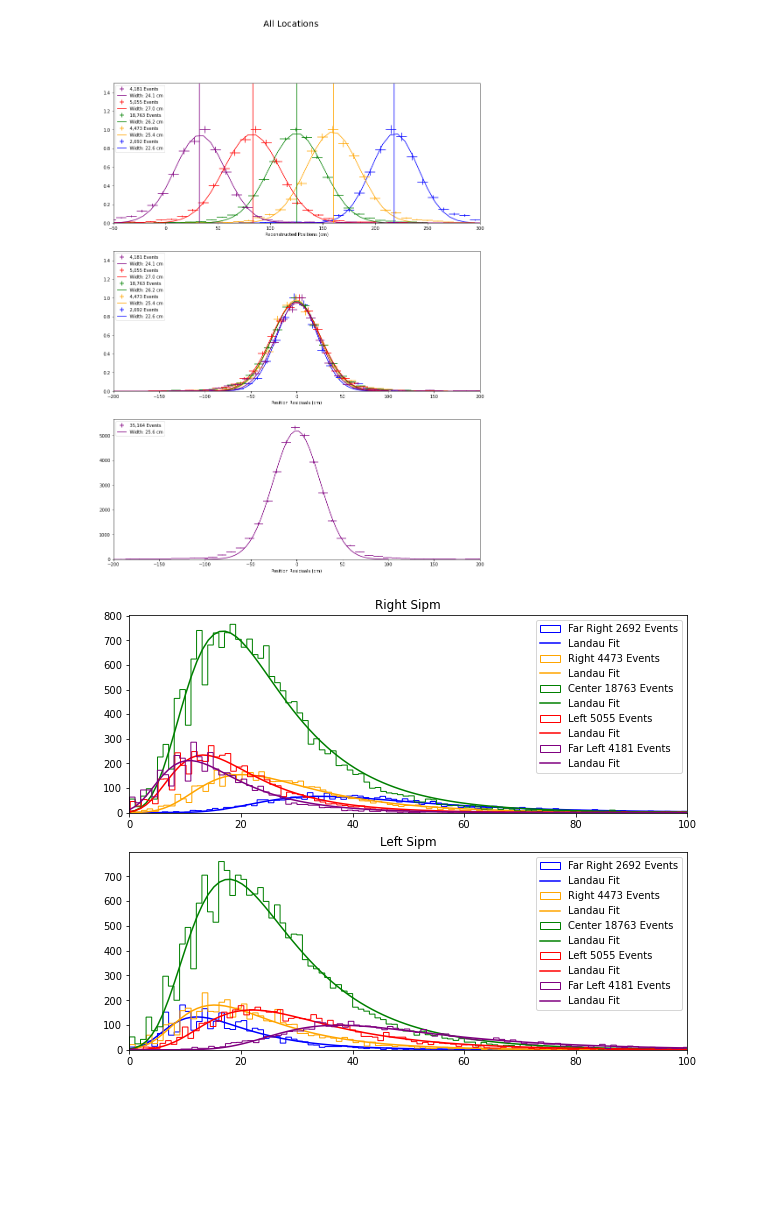
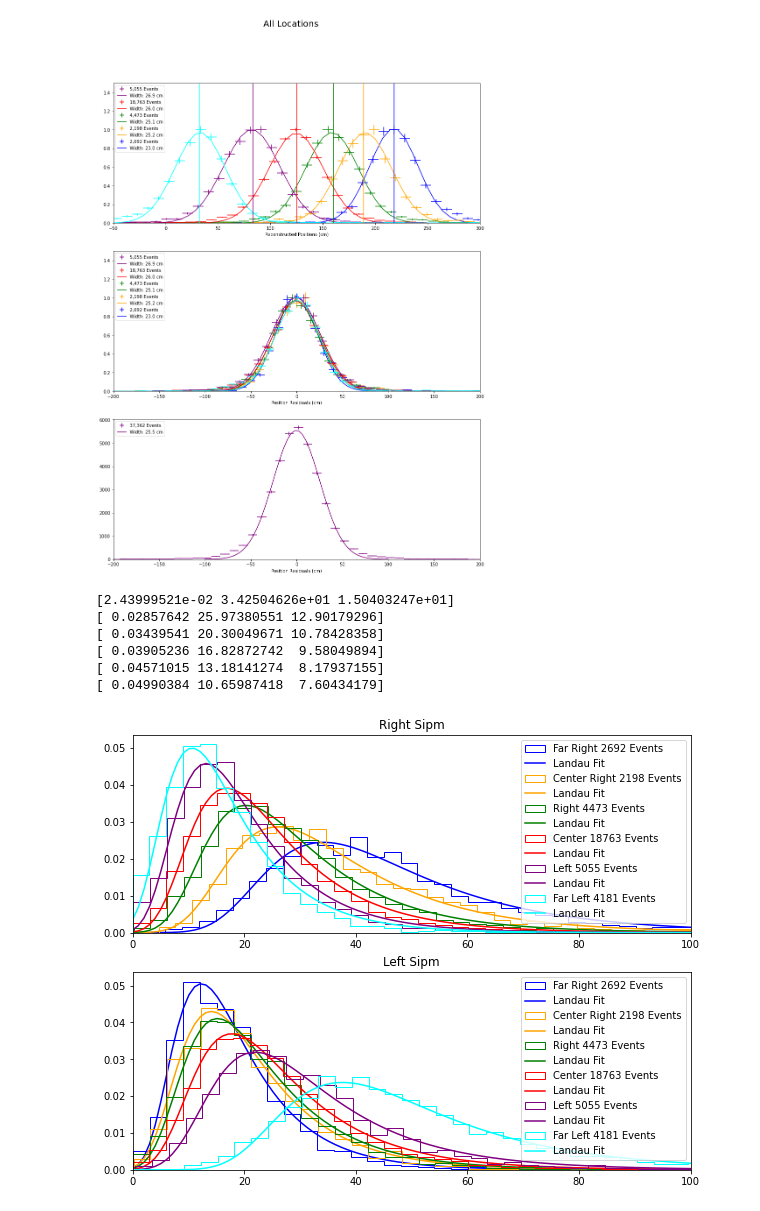
Before and after one commit to peckalec/fcal_project, a Jupyter notebook: SingleBarCosmics.ipynb, the cells around one changed output. Cells and saved outputs as stored; diff of their text form; code cells hidden in the pictures; blank space fills up the shorter version.

```diff
--- a/SingleBarCosmics.ipynb
+++ b/SingleBarCosmics.ipynb
@@ -276,12 +126,10 @@ Fit Average:    -11.00, Fit st.dev.:    2.89
 # %%
-fig,ax = plt.subplots(1,5,figsize=(25,5))
+fig,ax = plt.subplots(1,len(dataframes),figsize=(len(dataframes)*5,5))
 fig.suptitle("Chi Square Vs. Counts", fontsize=20)
-dfframes = [df46cut, df97cut, df139cut, df174cut, df232cut]
-position = ["Far Left", "Left", "Center", "Right", "Far Right"]
-for i in range(len(dfframes)):
-    timecounts,timebins,bars = ax[i].hist(dfframes[i].ch3_chisq,int(np.sqrt(len(dfframes[i].ch3_chisq))),color="b", label=f"{len(dfframes[i].ch3_chisq)} Events",histtype="step",range = (0,6))
-    timecounts,timebins,bars = ax[i].hist(dfframes[i].ch4_chisq,int(np.sqrt(len(dfframes[i].ch4_chisq))),color="r", label=f"{len(dfframes[i].ch4_chisq)} Events",histtype="step",range = (0,6))
+for i in range(len(dataframes)):
+    timecounts,timebins,bars = ax[i].hist(dataframes[i].ch3_chisq,int(np.sqrt(len(dataframes[i].ch3_chisq))),color="b", label=f"Channel 3",histtype="step",range = (0,6))
+    timecounts,timebins,bars = ax[i].hist(dataframes[i].ch4_chisq,int(np.sqrt(len(dataframes[i].ch4_chisq))),color="r", label=f"Channel 4",histtype="step",range = (0,6))
     ax[i].set_xlim(0,6)
-    ax[i].set_title(position[i])
+    ax[i].set_title(positions[i])
     ax[i].legend()
 # %% [output]
@@ -289,12 +137,6 @@ for i in range(len(dfframes)):
 # %%
-dataframes=[df232cut,df174cut,df139cut,df97cut,df46cut]
-colors=["blue","orange","green","red","purple"]
-locations=[232-14,174-14,139-14,97-14,46-14]
-x = []
-err = []
-
-binresolution = 1
-
+time_diff = []
+err_time = []
 fig,ax = plt.subplots(2,1,figsize=(15,10))
 fig.suptitle("All Locations", fontsize=20)
 
@@ -303,7 +145,6 @@ for i in range(len(dataframes)):
     count,binedges,bars=ax[0].hist(dataframes[i].eval("ch3_time_fit-ch4_time_fit"),bincount, label=f"{len(dataframes[i].ch4_time_fit)} Events",color=colors[i],density=True,histtype="step")
     bincenters = binedges[1:]/2+binedges[:-1]/2
     coeff, covar = curve_fit(gaus, bincenters, count)
-    print(coeff)
     ax[0].plot(np.linspace(coeff[1]-20,coeff[1]+20,50),gaus(np.linspace(coeff[1]-20,coeff[1]+20,50),*coeff),label="Gaussian Fit",color=colors[i])
     renorm = 1/max(count)
 
@@ -313,9 +154,9 @@ for i in range(len(dataframes)):
     ax[1].errorbar(bincenters,count*renorm,xerr=0.5*(bincenters[1]-bincenters[0]),yerr = np.sqrt(count)*renorm,color=colors[i],linestyle="",label="Far Right Normalized")
 
     coeff, covar = curve_fit(gaus, bincenters, count)
-    ax[1].plot(np.linspace(coeff[1]-20,coeff[1]+20,50),gaus(np.linspace(coeff[1]-20,coeff[1]+20,50),*coeff)*renorm,label="Gaussian Fit")
-    x.append(coeff[1])
-    err.append(np.sqrt(covar[1][1]))
+    ax[1].plot(np.linspace(coeff[1]-20,coeff[1]+20,50),gaus(np.linspace(coeff[1]-20,coeff[1]+20,50),*coeff)*renorm,label="Gaussian Fit",color=colors[i])
+    time_diff.append(coeff[1])
+    err_time.append(np.sqrt(covar[1][1]))
 
 ax[0].set_xlabel("L-R Time Difference (ns)")
 ax[0].legend()
@@ -397,11 +232,11 @@ rescount,resbins,resbars = ax[2].hist(allresiduals,bincount,visible=False)
 #print("bin resolution",resbins[1]-resbins[0])
 rescenters = resbins[1:]/2+resbins[:-1]/2
 coeff, covar = curve_fit(gaus, rescenters, rescount,p0=(1000,0,25)) #,w=np.sqrt((zerr/z)**2+(err/y)**2)
-myplt, = ax[2].plot(np.linspace(-100,100,50),gaus(np.linspace(-100,100,50),*coeff),label=f"Width: {abs(coeff[2]):.1f} cm",color=colors[i])
+myplt, = ax[2].plot(np.linspace(-100,100,50),gaus(np.linspace(-100,100,50),*coeff),label=f"Width: {abs(coeff[2]):.1f} cm",color='purple')
 myerr = ax[2].errorbar(rescenters,rescount,
                xerr = 0.5*(rescenters[1]-rescenters[0]),yerr = np.sqrt(rescount),
-               color = colors[i],linestyle="", label=f"{len(allresiduals):,} Events")
-for i in range(5):
+               color = 'purple',linestyle="", label=f"{len(allresiduals):,} Events")
+for i in range(len(dataframes)):
     ax[0].vlines(locations[i],0,10,color = colors[i])
 ax[0].set_xlim(-50,300)
 ax[0].set_ylim(0,1.5)
@@ -416,43 +251,47 @@ ax[2].set_xlabel("Position Residuals (cm)")
 ax[2].legend(handles=[myerr,myplt],loc='upper left')
 plt.show()
 # %% [output]
-[figure, old version]
+[figure, new version]
 # %%
 fig,ax = plt.subplots(2,1,figsize=(10,8))
-binresolution = 1
-channels = ['ch4_P2P_fit','ch3_P2P_fit']
-positions = ["Far Right", "Right", "Center", "Left", "Far Left"]
+binresolution = 3
 amplitude_R = np.array([])
 err_R = np.array([])
 amplitude_L = np.array([])
 err_L = np.array([])
 
 
 for dataframe,color,position in zip(dataframes,colors,positions):
-
     bincount = int(np.floor( (max(dataframe.ch4_P2P_fit)-min(dataframe.ch4_P2P_fit))/binresolution ))
-    count,binedges,bars=ax[0].hist(dataframe.ch4_P2P_fit,bincount, label=f"{position} {len(dataframe.ch4_P2P_fit)} Events",color=color,visible=True,histtype="step")
+    count,binedges,bars=ax[0].hist(dataframe.ch4_P2P_fit,bincount, label=f"{position} {len(dataframe.ch4_P2P_fit)} Events",color=color,visible=True,histtype="step",density = True) #
     bincenters = binedges[1:]/2+binedges[:-1]/2
-    coeff, covar = curve_fit(Landau, bincenters, count)
+    coeff, covar = curve_fit(Landau, bincenters, count,p0=(0.03,20,10))
+    print(coeff)
     ax[0].plot(np.linspace(0,100,100),Landau(np.linspace(0,100,100),*coeff), label=f"Landau Fit",color=color)
     amplitude_R = np.append(amplitude_R,coeff[1])
     err_R = np.append(err_R,np.sqrt(covar[1][1]))
     ax[0].legend()
     ax[0].set_xlim(0,100)
     ax[0].set_title("Right Sipm")
 
     bincount = int(np.floor( (max(dataframe.ch3_P2P_fit)-min(dataframe.ch3_P2P_fit))/binresolution ))
-    count,binedges,bars=ax[1].hist(dataframe.ch3_P2P_fit,bincount, label=f"{position} {len(dataframe.ch3_P2P_fit)} Events",color=color,visible=True,histtype="step")
+    count,binedges,bars=ax[1].hist(dataframe.ch3_P2P_fit,bincount, label=f"{position} {len(dataframe.ch3_P2P_fit)} Events",color=color,visible=True,histtype="step",density = True)
     bincenters = binedges[1:]/2+binedges[:-1]/2
-    coeff, covar = curve_fit(Landau, bincenters, count)
+    coeff, covar = curve_fit(Landau, bincenters, count,p0=(0.03,20,10))
     ax[1].plot(np.linspace(0,100,100),Landau(np.linspace(0,100,100),*coeff), label=f"Landau Fit",color=color)
     amplitude_L = np.append(amplitude_L,coeff[1])
     err_L = np.append(err_L,np.sqrt(covar[1][1]))
     ax[1].legend()
     ax[1].set_xlim(0,100)
     ax[1].set_title("Left Sipm")
 # %% [output]
+[2.43999521e-02 3.42504626e+01 1.50403247e+01]
+[ 0.02857642 25.97380551 12.90179296]
+[ 0.03439541 20.30049671 10.78428358]
+[ 0.03905236 16.82872742  9.58049894]
+[ 0.04571015 13.18141274  8.17937155]
+[ 0.04990384 10.65987418  7.60434179]
-[figure, old version]
+[figure, new version]
 # %%
 plt.scatter(locations,np.log(amplitude_L/amplitude_R),color = 'b', label = "Raw")
 AmpLogFit = np.polyfit(locations,np.log(amplitude_L/amplitude_R),1,w=np.sqrt((err_L/amplitude_L)**2+(err_R/amplitude_R)**2)) #,w=np.sqrt((zerr/z)**2+(err/y)**2)
```
Also changed, not shown: parts of 16 cells of this notebook.
